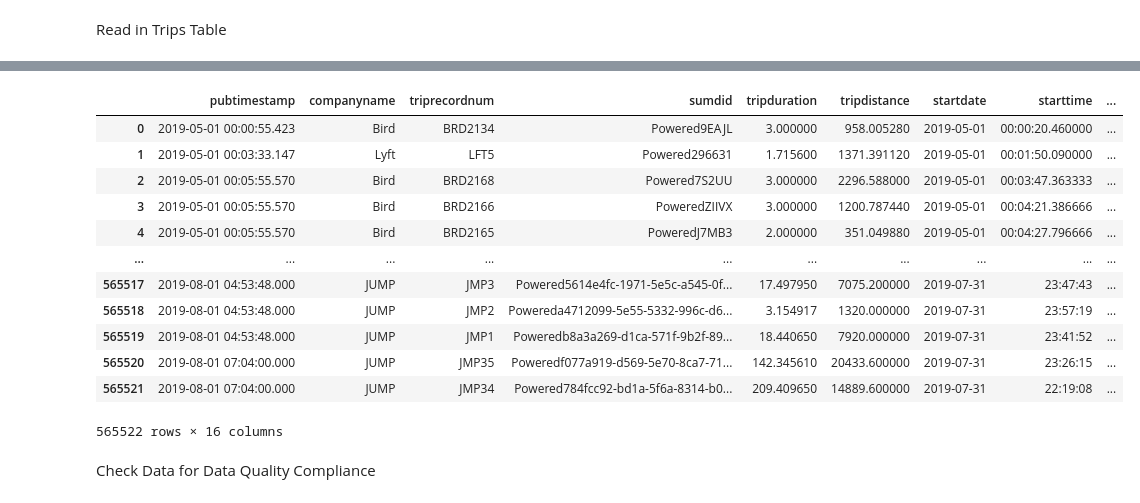
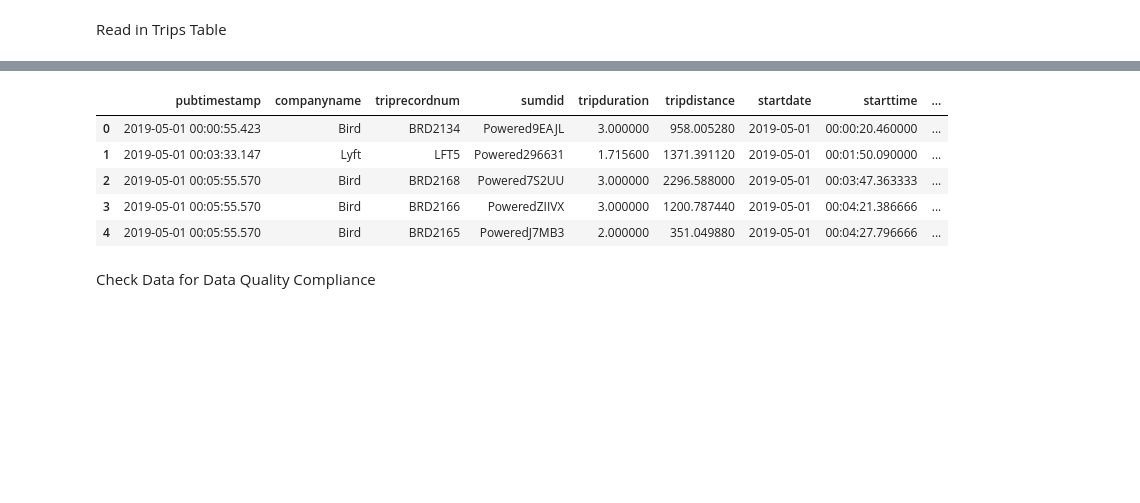
Before and after one commit to NSS-Data-Analytics-Cohort-10/scooters-group-1, a Jupyter notebook: notebooks/Scooters_AH_Final.ipynb, the cells around one changed output, grey strips where cells are left out. Saved outputs shown, nothing was run; the diff lists cells and outputs as text; code cells hidden in the pictures; blank space fills up the shorter version.

```diff
--- a/notebooks/Scooters_AH_Final.ipynb
+++ b/notebooks/Scooters_AH_Final.ipynb
@@ -37,18 +37,11 @@ trips_table.head()
 # %%
-trips_table
+trips_table.head()
 # %% [output]
 |  | pubtimestamp | companyname | triprecordnum | sumdid | tripduration | tripdistance | startdate | starttime | ... |
 | 0 | 2019-05-01 00:00:55.423 | Bird | BRD2134 | Powered9EAJL | 3.000000 | 958.005280 | 2019-05-01 | 00:00:20.460000 | ... |
 | 1 | 2019-05-01 00:03:33.147 | Lyft | LFT5 | Powered296631 | 1.715600 | 1371.391120 | 2019-05-01 | 00:01:50.090000 | ... |
 | 2 | 2019-05-01 00:05:55.570 | Bird | BRD2168 | Powered7S2UU | 3.000000 | 2296.588000 | 2019-05-01 | 00:03:47.363333 | ... |
 | 3 | 2019-05-01 00:05:55.570 | Bird | BRD2166 | PoweredZIIVX | 3.000000 | 1200.787440 | 2019-05-01 | 00:04:21.386666 | ... |
 | 4 | 2019-05-01 00:05:55.570 | Bird | BRD2165 | PoweredJ7MB3 | 2.000000 | 351.049880 | 2019-05-01 | 00:04:27.796666 | ... |
-| ... | ... | ... | ... | ... | ... | ... | ... | ... | ... |
-| 565517 | 2019-08-01 04:53:48.000 | JUMP | JMP3 | Powered5614e4fc-1971-5e5c-a545-0f... | 17.497950 | 7075.200000 | 2019-07-31 | 23:47:43 | ... |
-| 565518 | 2019-08-01 04:53:48.000 | JUMP | JMP2 | Powereda4712099-5e55-5332-996c-d6... | 3.154917 | 1320.000000 | 2019-07-31 | 23:57:19 | ... |
-| 565519 | 2019-08-01 04:53:48.000 | JUMP | JMP1 | Poweredb8a3a269-d1ca-571f-9b2f-89... | 18.440650 | 7920.000000 | 2019-07-31 | 23:41:52 | ... |
-| 565520 | 2019-08-01 07:04:00.000 | JUMP | JMP35 | Poweredf077a919-d569-5e70-8ca7-71... | 142.345610 | 20433.600000 | 2019-07-31 | 23:26:15 | ... |
-| 565521 | 2019-08-01 07:04:00.000 | JUMP | JMP34 | Powered784fcc92-bd1a-5f6a-8314-b0... | 209.409650 | 14889.600000 | 2019-07-31 | 22:19:08 | ... |
-565522 rows × 16 columns
 # %% [markdown]
 Check Data for Data Quality Compliance
```
Also changed, not shown: parts of 58 cells of this notebook.
